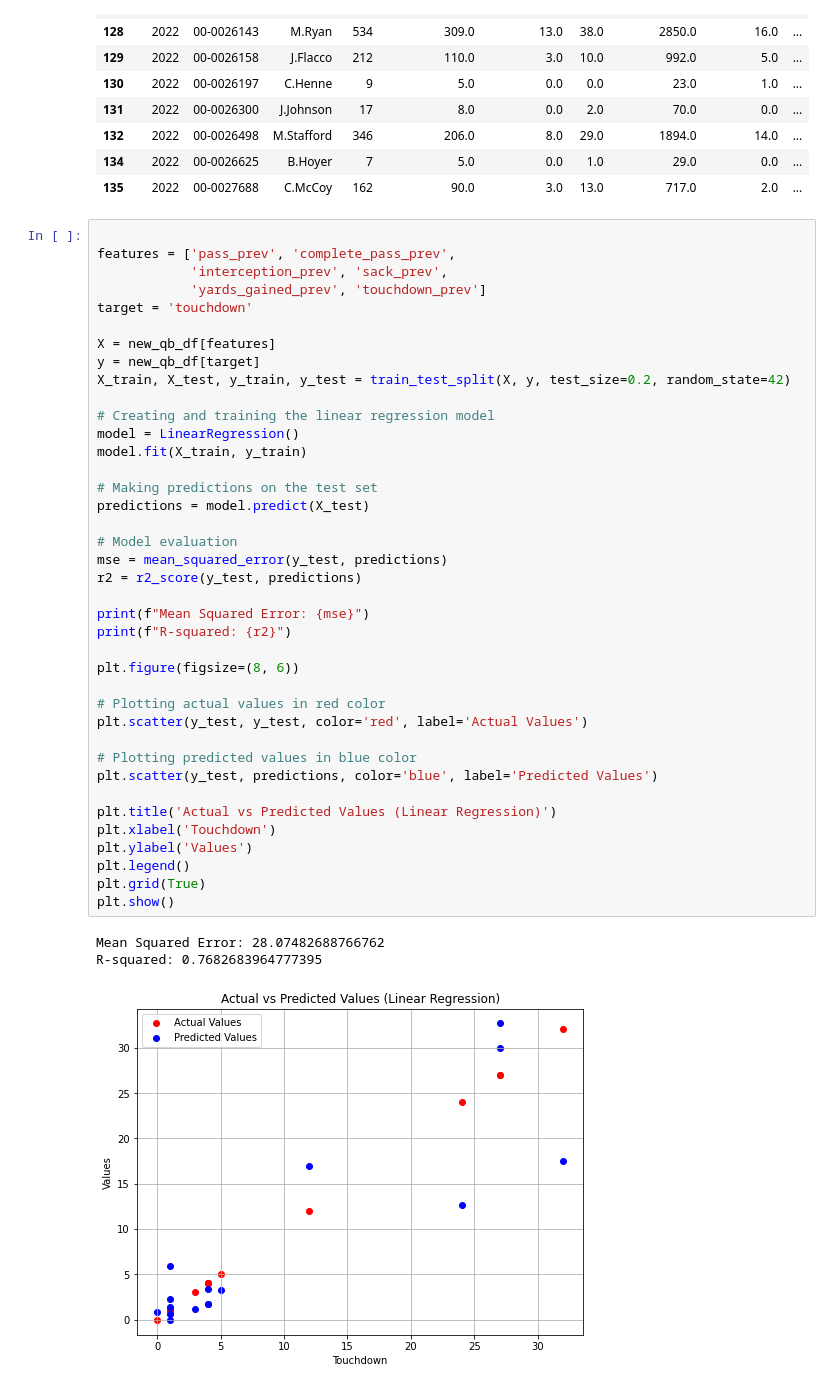
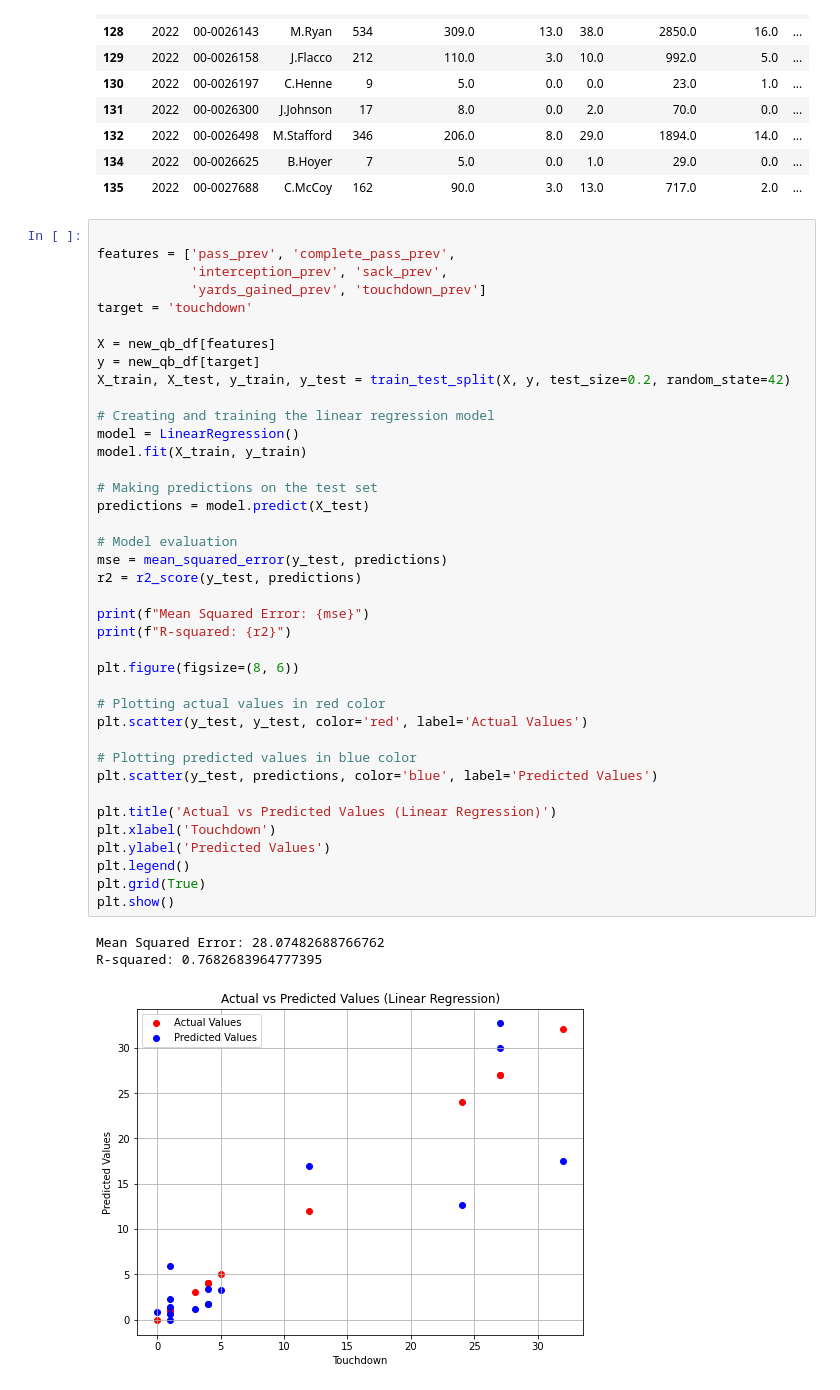
Before and after one commit to LouisRubyE/Ds_Bstats_FP, a Jupyter notebook: DataScienceFP/nfl.ipynb, the cells around one changed output. Cells and saved outputs as stored; diff of their text form.

```diff
--- a/DataScienceFP/nfl.ipynb
+++ b/DataScienceFP/nfl.ipynb
@@ -273,35 +273,35 @@ X_train, X_test, y_train, y_test = train_test_split(X, y, test_size=0.2, random_
 # Creating and training the linear regression model
 model = LinearRegression()
 model.fit(X_train, y_train)
 
 # Making predictions on the test set
 predictions = model.predict(X_test)
 
 # Model evaluation
 mse = mean_squared_error(y_test, predictions)
 r2 = r2_score(y_test, predictions)
 
 print(f"Mean Squared Error: {mse}")
 print(f"R-squared: {r2}")
 
 plt.figure(figsize=(8, 6))
 
 # Plotting actual values in red color
 plt.scatter(y_test, y_test, color='red', label='Actual Values')
 
 # Plotting predicted values in blue color
 plt.scatter(y_test, predictions, color='blue', label='Predicted Values')
 
 plt.title('Actual vs Predicted Values (Linear Regression)')
 plt.xlabel('Touchdown')
-plt.ylabel('Values')
+plt.ylabel('Predicted Values')
 plt.legend()
 plt.grid(True)
 plt.show()
 # %% [output]
 Mean Squared Error: 28.07482688766762
 R-squared: 0.7682683964777395
-[figure, old version]
+[figure, new version]
 # %%
 from sklearn.neighbors import KNeighborsRegressor
 from sklearn.metrics import f1_score
```
Also changed, not shown: parts of 7 cells of this notebook.
